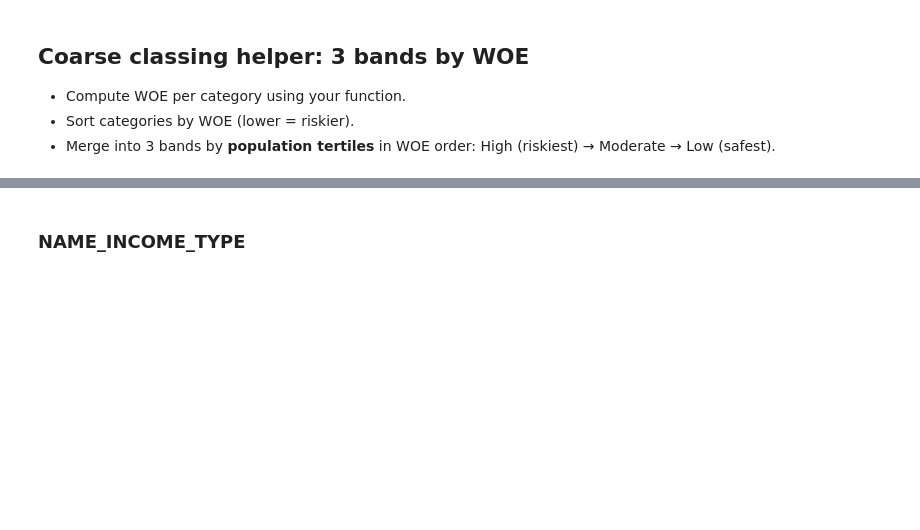
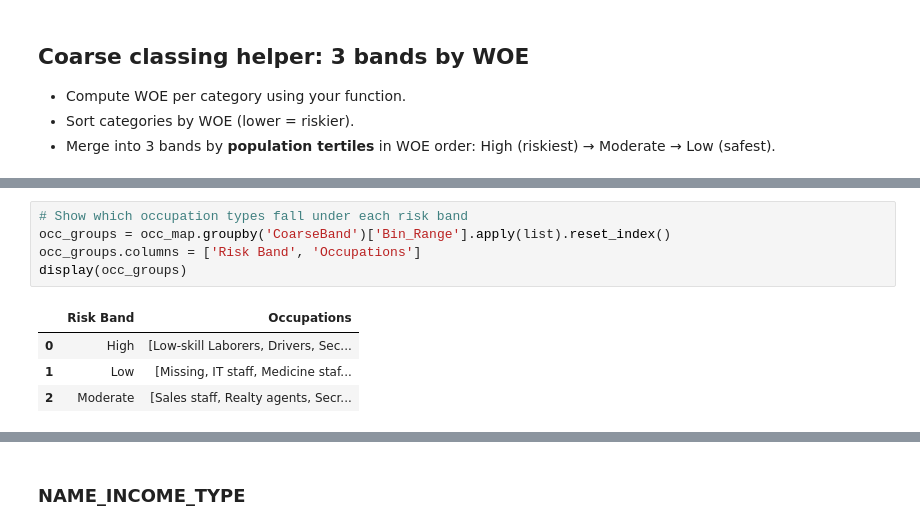
Before and after one commit to JohnErnestTan/Financial-Analytics-for-Elderly-care-Support-Loan-IS453, a Jupyter notebook: new_woe_iv_analysis.ipynb, the cells around one changed output, grey strips where cells are left out. Saved outputs shown, nothing was run; the diff lists cells and outputs as text; blank space fills up the shorter version.

```diff
--- a/new_woe_iv_analysis.ipynb
+++ b/new_woe_iv_analysis.ipynb
@@ -570 +614,11 @@ IV for OCCUPATION_TYPE_coarse3 with 3 categories: 0.0714
 [figure]
+# %%
+# Show which occupation types fall under each risk band
+occ_groups = occ_map.groupby('CoarseBand')['Bin_Range'].apply(list).reset_index()
+occ_groups.columns = ['Risk Band', 'Occupations']
+display(occ_groups)
+# %% [output]
+|  | Risk Band | Occupations |
+| 0 | High | [Low-skill Laborers, Drivers, Sec... |
+| 1 | Low | [Missing, IT staff, Medicine staf... |
+| 2 | Moderate | [Sales staff, Realty agents, Secr... |
```
Also changed, not shown: parts of 9 cells of this notebook.
